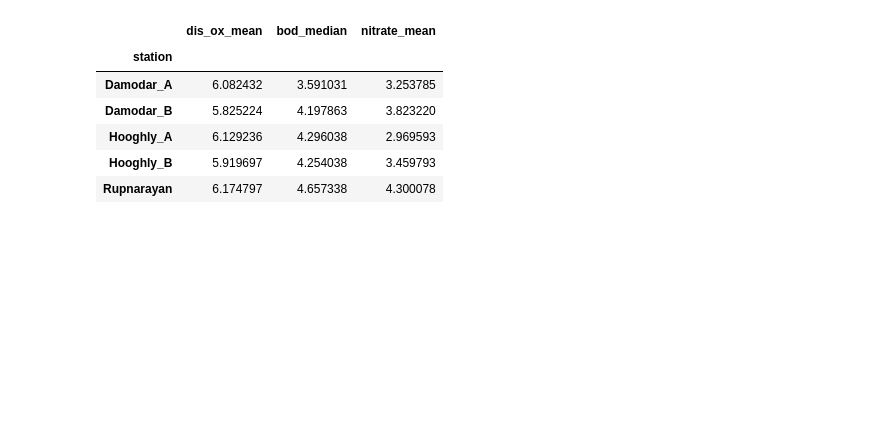
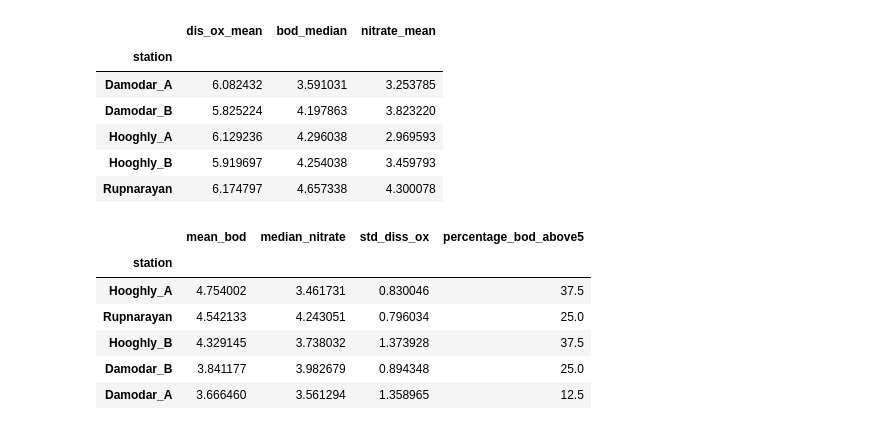
Before and after one commit to PaulamiGhosh/daily_python_practice, a Jupyter notebook: python_project/python_daily_practice.ipynb, the cells around one changed output. Saved outputs shown, nothing was run; the diff lists cells and outputs as text; code cells hidden in the pictures; blank space fills up the shorter version.

Commit message:
water data groupby using agg and np.where

```diff
--- a/python_project/python_daily_practice.ipynb
+++ b/python_project/python_daily_practice.ipynb
@@ -231,3 +328,19 @@ water.groupby('station')[['dissolved_oxygen','bod','nitrate']].apply(lambda df:
 | Hooghly_A | 6.129236 | 4.296038 | 2.969593 |
 | Hooghly_B | 5.919697 | 4.254038 | 3.459793 |
 | Rupnarayan | 6.174797 | 4.657338 | 4.300078 |
+# %%
+# water.groupby('station')['bod'].apply(lambda per: (per > 5).mean()*100)
+water.groupby('station').agg(
+    mean_bod = ('bod', 'mean'),
+    median_nitrate = ('nitrate', 'median'),
+    std_diss_ox = ('dissolved_oxygen','std'),
+    percentage_bod_above5 = ('bod', lambda per: (per>5).mean()*100)
+).sort_values(by=['mean_bod','median_nitrate'],ascending=[False,False])
+# %% [output]
+|  | mean_bod | median_nitrate | std_diss_ox | percentage_bod_above5 |
+| station |  |  |  |  |
+| Hooghly_A | 4.754002 | 3.461731 | 0.830046 | 37.5 |
+| Rupnarayan | 4.542133 | 4.243051 | 0.796034 | 25.0 |
+| Hooghly_B | 4.329145 | 3.738032 | 1.373928 | 37.5 |
+| Damodar_B | 3.841177 | 3.982679 | 0.894348 | 25.0 |
+| Damodar_A | 3.666460 | 3.561294 | 1.358965 | 12.5 |
```
Also changed, not shown: parts of 16 cells of this notebook, 1 other file.
